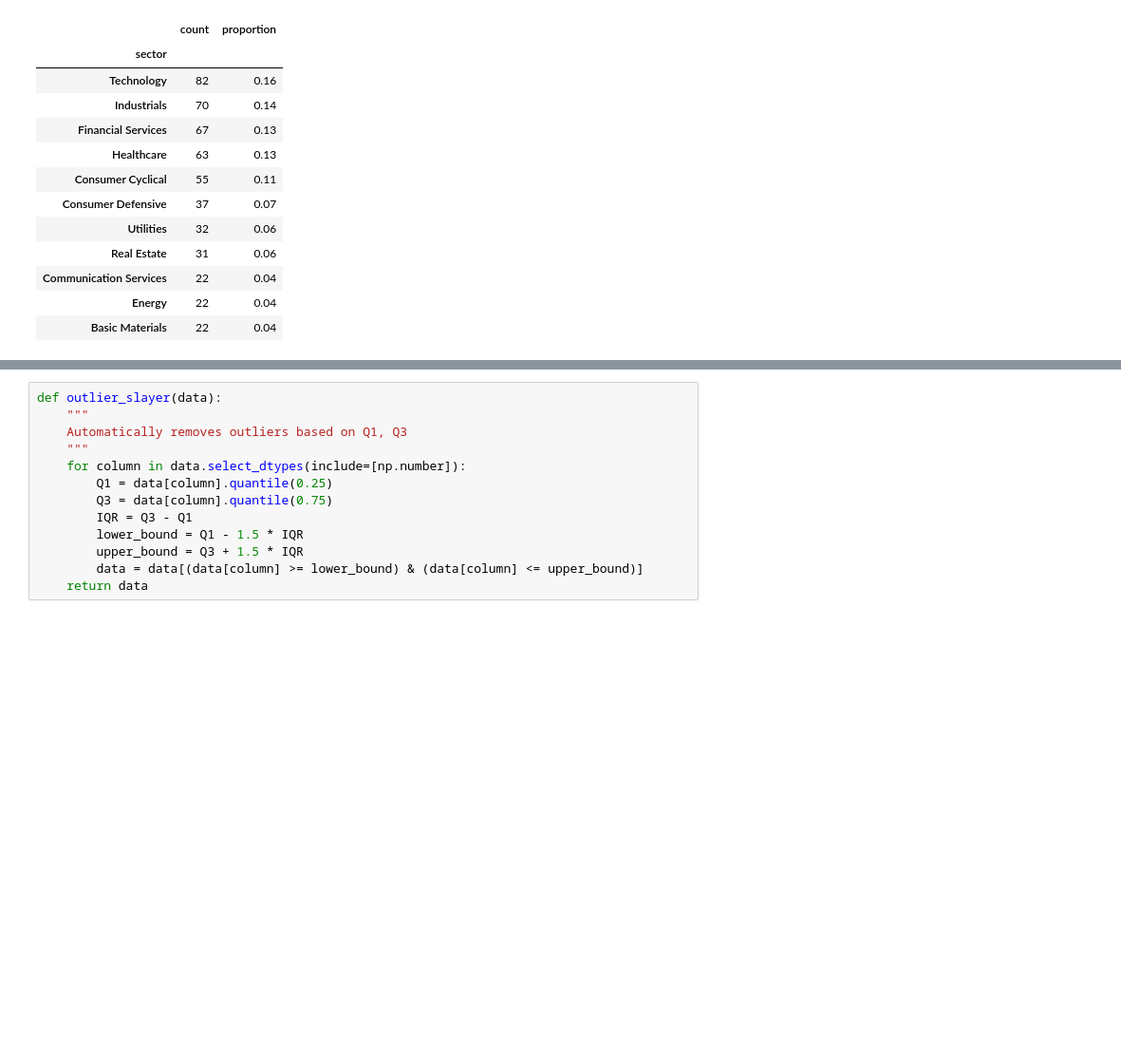
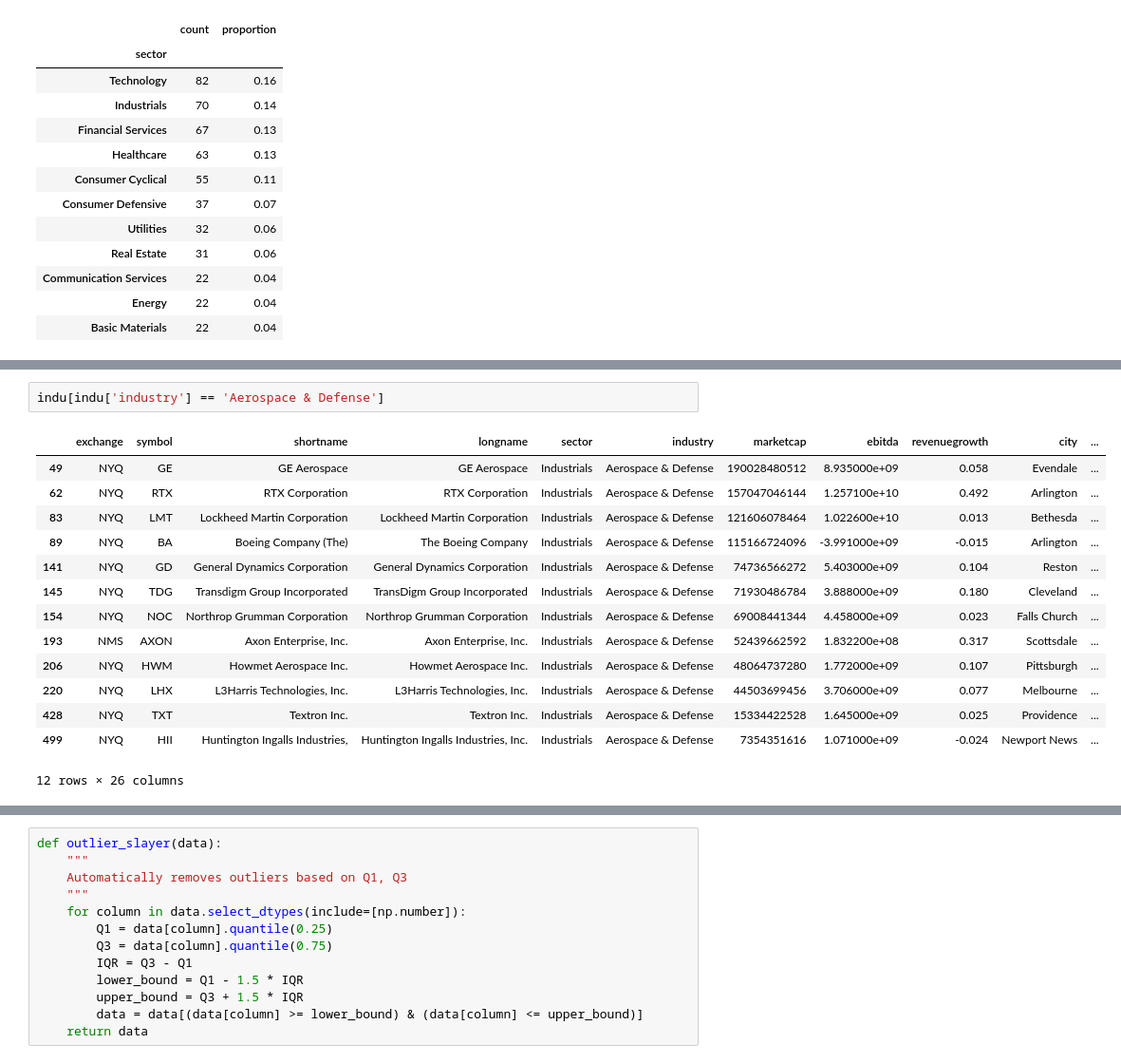
Before and after one commit to marsalmorera/stock-analysis, a Jupyter notebook: trial.ipynb, the cells around one changed output, grey strips where cells are left out. Shown at 95% size. Saved outputs shown, nothing was run; the diff lists cells and outputs as text; blank space fills up the shorter version.

```diff
--- a/trial.ipynb
+++ b/trial.ipynb
@@ -194,0 +304,17 @@ freq_table
+# %%
+indu[indu['industry'] == 'Aerospace & Defense']
+# %% [output]
+|  | exchange | symbol | shortname | longname | sector | industry | marketcap | ebitda | revenuegrowth | city | ... |
+| 49 | NYQ | GE | GE Aerospace | GE Aerospace | Industrials | Aerospace & Defense | 190028480512 | 8.935000e+09 | 0.058 | Evendale | ... |
+| 62 | NYQ | RTX | RTX Corporation | RTX Corporation | Industrials | Aerospace & Defense | 157047046144 | 1.257100e+10 | 0.492 | Arlington | ... |
+| 83 | NYQ | LMT | Lockheed Martin Corporation | Lockheed Martin Corporation | Industrials | Aerospace & Defense | 121606078464 | 1.022600e+10 | 0.013 | Bethesda | ... |
+| 89 | NYQ | BA | Boeing Company (The) | The Boeing Company | Industrials | Aerospace & Defense | 115166724096 | -3.991000e+09 | -0.015 | Arlington | ... |
+| 141 | NYQ | GD | General Dynamics Corporation | General Dynamics Corporation | Industrials | Aerospace & Defense | 74736566272 | 5.403000e+09 | 0.104 | Reston | ... |
+| 145 | NYQ | TDG | Transdigm Group Incorporated | TransDigm Group Incorporated | Industrials | Aerospace & Defense | 71930486784 | 3.888000e+09 | 0.180 | Cleveland | ... |
+| 154 | NYQ | NOC | Northrop Grumman Corporation | Northrop Grumman Corporation | Industrials | Aerospace & Defense | 69008441344 | 4.458000e+09 | 0.023 | Falls Church | ... |
+| 193 | NMS | AXON | Axon Enterprise, Inc. | Axon Enterprise, Inc. | Industrials | Aerospace & Defense | 52439662592 | 1.832200e+08 | 0.317 | Scottsdale | ... |
+| 206 | NYQ | HWM | Howmet Aerospace Inc. | Howmet Aerospace Inc. | Industrials | Aerospace & Defense | 48064737280 | 1.772000e+09 | 0.107 | Pittsburgh | ... |
+| 220 | NYQ | LHX | L3Harris Technologies, Inc. | L3Harris Technologies, Inc. | Industrials | Aerospace & Defense | 44503699456 | 3.706000e+09 | 0.077 | Melbourne | ... |
+| 428 | NYQ | TXT | Textron Inc. | Textron Inc. | Industrials | Aerospace & Defense | 15334422528 | 1.645000e+09 | 0.025 | Providence | ... |
+| 499 | NYQ | HII | Huntington Ingalls Industries, | Huntington Ingalls Industries, Inc. | Industrials | Aerospace & Defense | 7354351616 | 1.071000e+09 | -0.024 | Newport News | ... |
+12 rows × 26 columns
```
Also changed, not shown: parts of 38 cells of this notebook.
